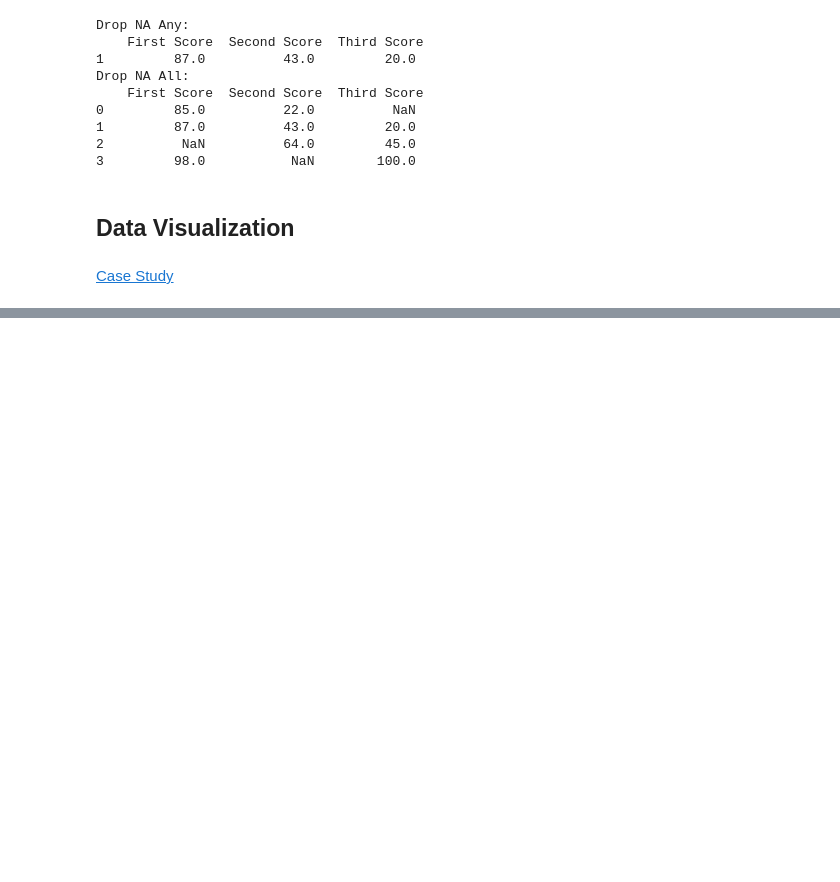
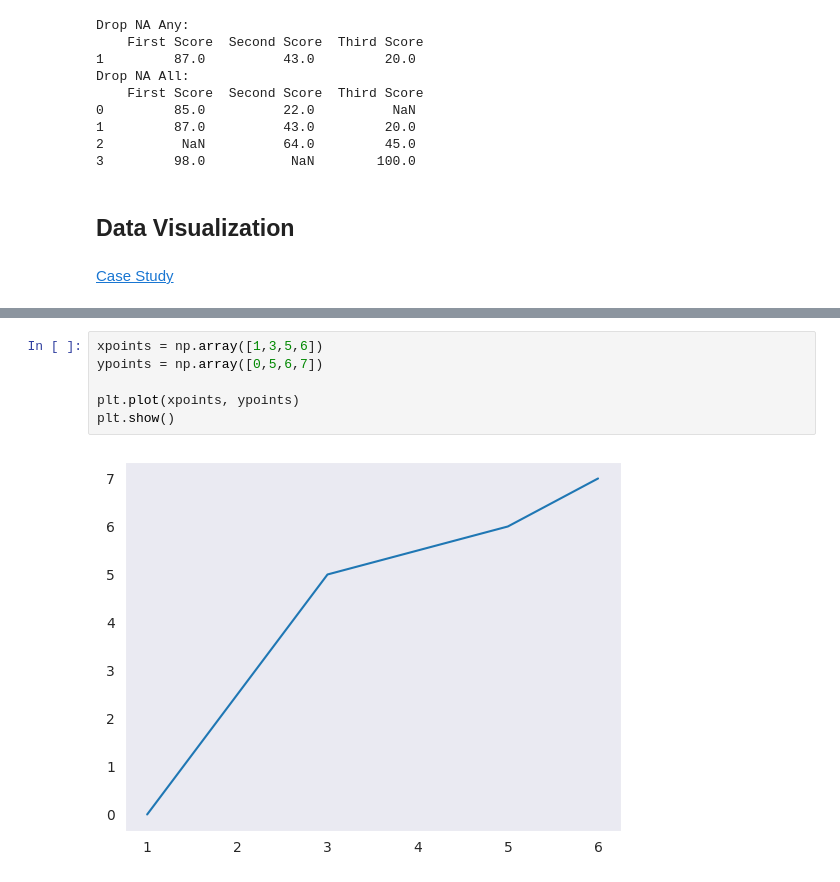
Before and after one commit to ramendrasingla/data-analysis-tutorial, a Jupyter notebook: Data_Analysis_Tutorial.ipynb, the cells around one changed output, grey strips where cells are left out. Saved outputs shown, nothing was run; the diff lists cells and outputs as text; blank space fills up the shorter version.

```diff
--- a/Data_Analysis_Tutorial.ipynb
+++ b/Data_Analysis_Tutorial.ipynb
@@ -270,0 +387,8 @@ Drop NA All:
+# %%
+xpoints = np.array([1,3,5,6])
+ypoints = np.array([0,5,6,7])
+
+plt.plot(xpoints, ypoints)
+plt.show()
+# %% [output]
+[figure, added]
```
Also changed, not shown: parts of 68 cells of this notebook.
